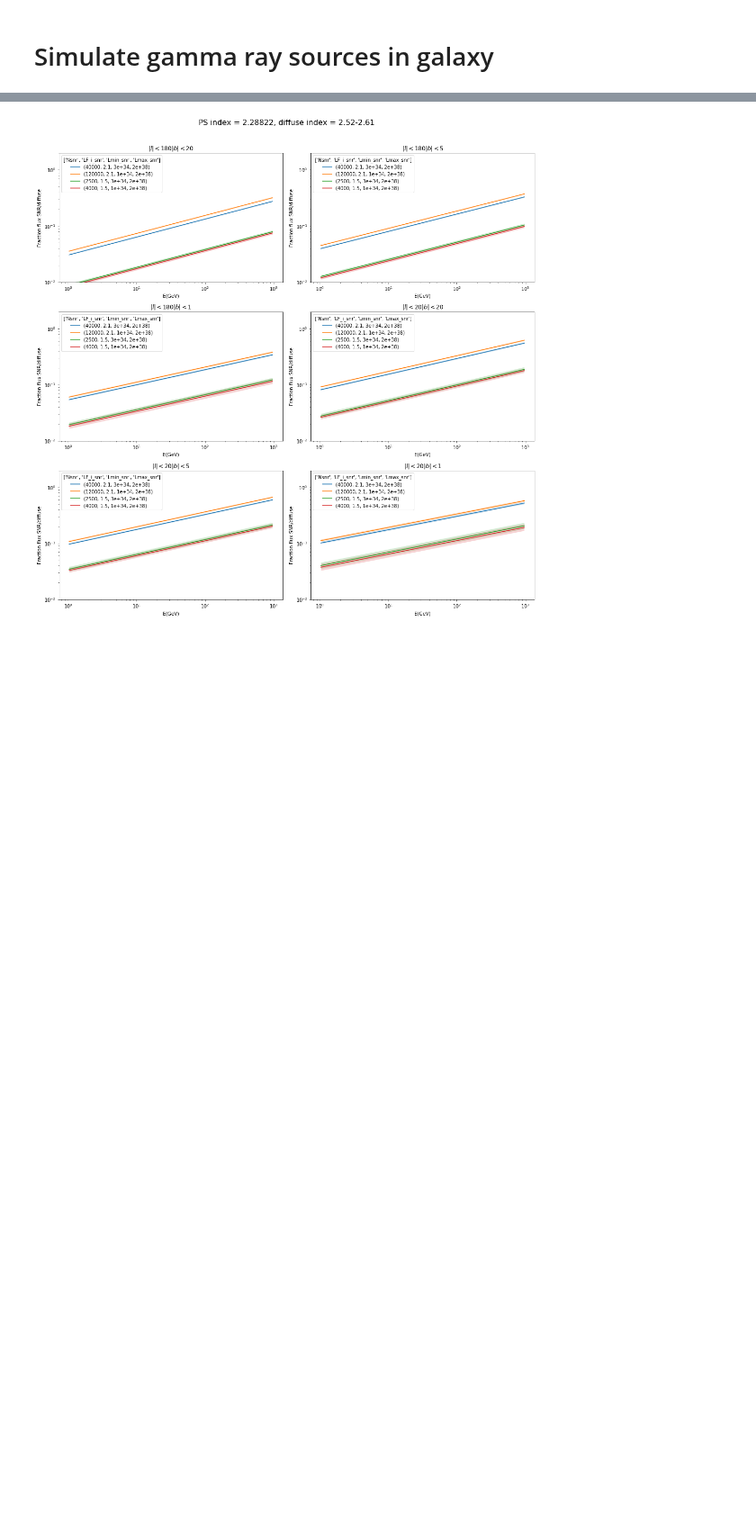
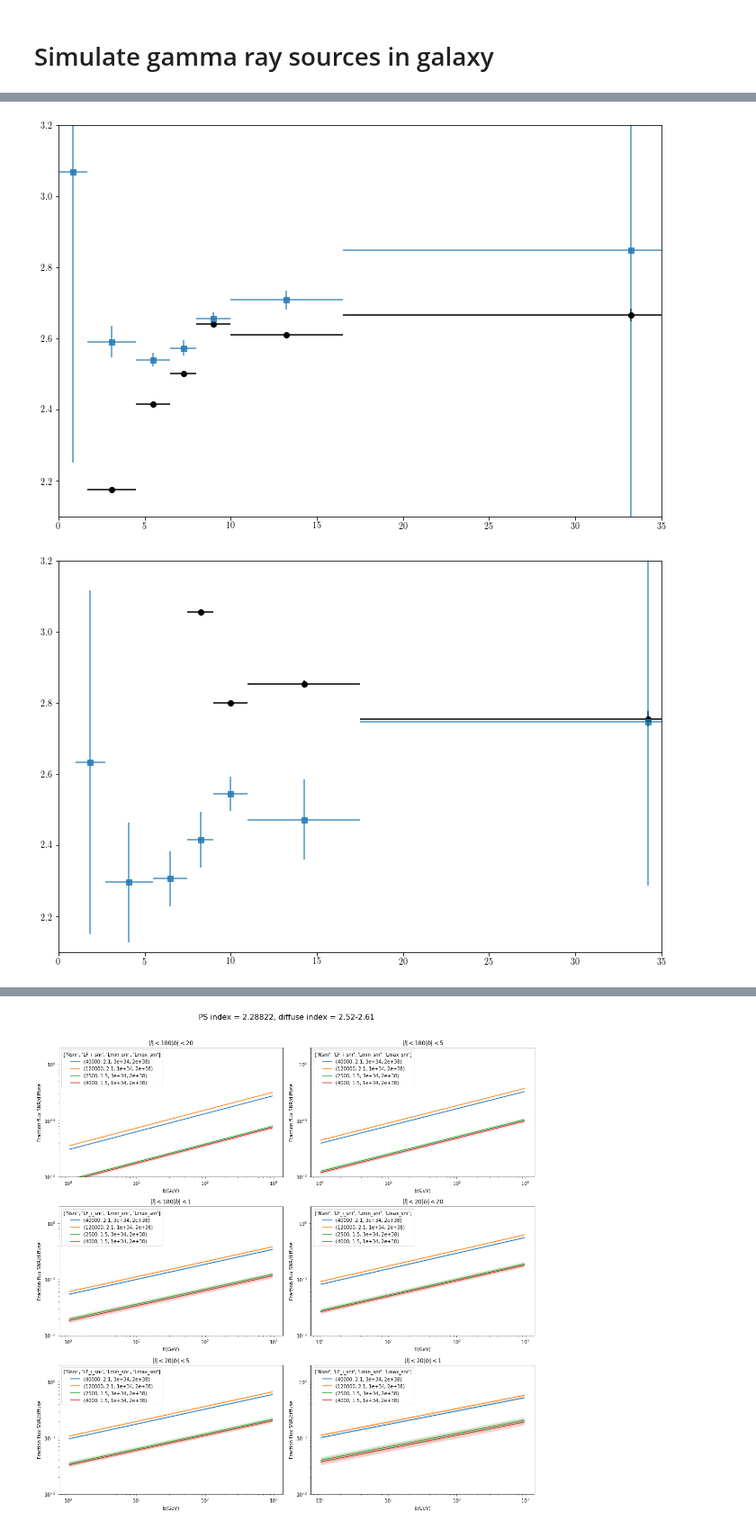
Before and after one commit to martp91/y-rays-UPS, a Jupyter notebook: sim_gamma_sources.ipynb, the cells around one changed output, grey strips where cells are left out. Shown at 90% size. Cells and saved outputs as stored; diff of their text form; code cells hidden in the pictures; blank space fills up the shorter version.

```diff
--- a/sim_gamma_sources.ipynb
+++ b/sim_gamma_sources.ipynb
@@ -16,6 +16,23 @@ from astropy import units
 import healpy as hp
 import makemap
 from matplotlib import gridspec
+from matplotlib import rc
+import matplotlib.ticker
+rc('font',**{'family':'serif'})
+rc('text',usetex=True)
+
+
+##colors
+c6 = '#e41a1c'
+c2 = '#377eb8'
+c3 = '#4daf4a'
+c4 = '#984ea3'
+c5 = '#ff7f00'
+c1 = '#66c2a5'
+c7 = '#a65628'
+c8 = '#f781bf'
+c9 = '#999999'
+
 
 %matplotlib inline
 matplotlib.rcParams['figure.figsize'] = (12, 8)
@@ -26,7 +43,6 @@ kpc = 3.08567758e21 #cm
 alp_snr = 1.09
 bet_snr = 3.98
 H_snr = 0.083 #jian-wen xu et al 2004
-
 
 Rsun = 8.3
 hb = 10 #This is considered as high latitude
@@ -41,7 +57,10 @@ if model=='S':
     H=0.33
     alp=0.2
     bet = 1.4
-
+if model=='SNR':
+    H = 0.083
+    alp = alp_snr
+    bet = bet_snr
 #Trheshold of fermi, from 3fgl paper
 fermi_thres = 5e-10
 
@@ -475,3 +676,27 @@ def ave_samples(Nsmpl=10,Nsnr=10000,LF_i_snr=1.5,Lmin_snr=1e33,Lmax_snr=4e38,
+# %%
+R = np.array(R_rings)
+f,ax = plt.subplots(1)
+ax.errorbar(np.mean(R,axis=1),l_i_30,xerr=(np.mean(R,axis=1)-R[:,0]),yerr=err_i_30,
+             color='black',marker='o',linestyle='',label='+unresolved PS')
+ax.errorbar(np.mean(R,axis=1),diff_index_2_30,
+             xerr=(np.mean(R,axis=1)-R[:,0]),yerr=err_index_2_30,linestyle='',marker='s',alpha=0.8,label='data')
+
+ax.set_xlim([0,35]);
+ax.set_ylim([2.1,3.2]);
+
+f2,ax2 = plt.subplots(1)
+ax2.errorbar(np.mean(R,axis=1)+1,l_i_200,xerr=(np.mean(R,axis=1)-R[:,0]),yerr=err_i_200,
+             color='k',marker='o',linestyle='',label='+unresolved PS')
+ax2.errorbar(np.mean(R,axis=1)+1,diff_index_30_200,
+             xerr=(np.mean(R,axis=1)-R[:,0]),yerr=err_index_30_200,linestyle='',marker='s',alpha=0.8,label='data')
+ax2.set_xlim([0,35]);
+ax2.set_ylim([2.1,3.2]);
+#plt.ylim([-3.1,-2.1])
+#plt.errorbar(np.mean(R,axis=1),diff_index,
+#             xerr=(np.mean(R,axis=1)-R[:,0]),yerr=fit_rings_err,linestyle='',marker='s')
+# %% [output]
+[figure, added]
+[figure, added]
 # %%
 ## Fix Nsnr and index LF snr
 ind = 1.7
```
Also changed, not shown: parts of 10 cells of this notebook.
